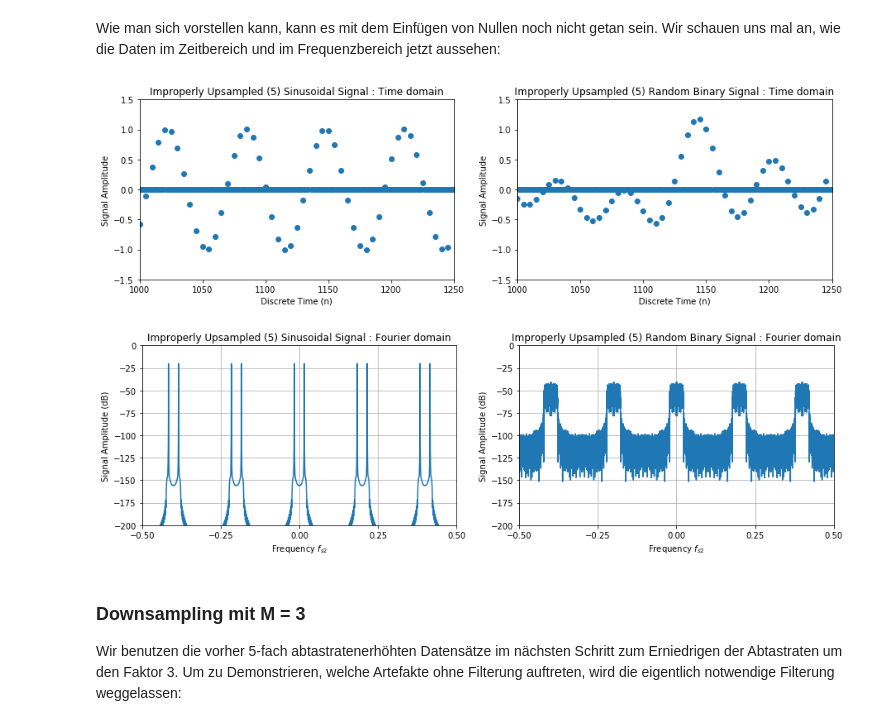
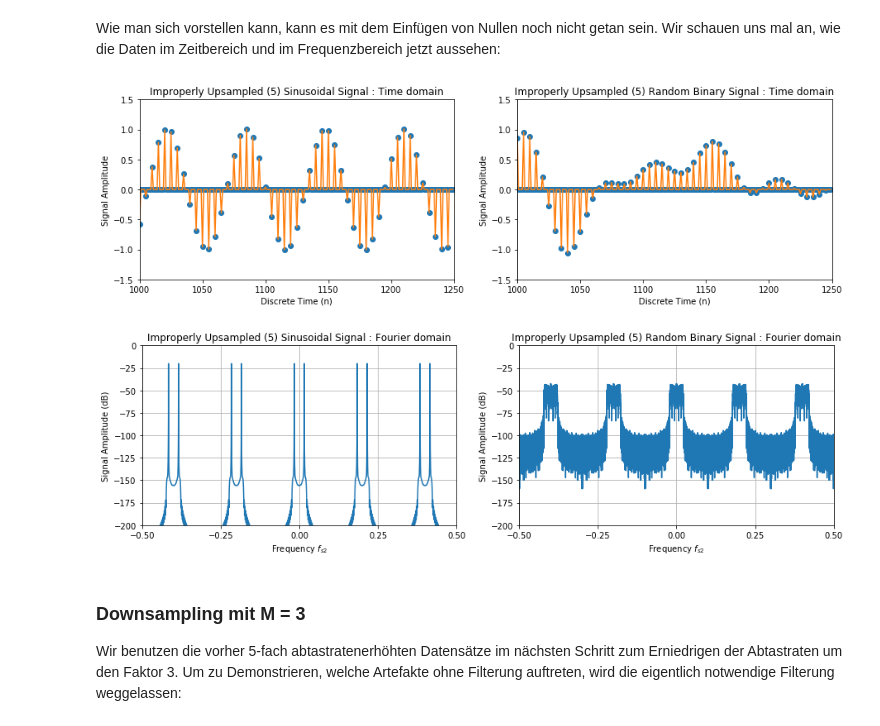
Before and after one commit to papamidas/notebooks, a Jupyter notebook: UpDownConversion.ipynb, the cells around one changed output. Cells and saved outputs as stored; diff of their text form; code cells hidden in the pictures.

Commit message:
all time plots changed to lines+symbols

```diff
--- a/UpDownConversion.ipynb
+++ b/UpDownConversion.ipynb
@@ -186,29 +188,31 @@ Wie man sich vorstellen kann, kann es mit dem Einfügen von Nullen noch nicht ge
 Wir schauen uns mal an, wie die Daten im Zeitbereich und im Frequenzbereich jetzt aussehen:
 # %%
 fig, (ax1, ax2) = plt.subplots(1, 2, figsize=(fsizehor, fsizever))
-ax1.plot(n[start*N:(start+inc)*N]*Fs1, sin_up[start*N:(start+inc)*N], 'o')
+ax1.plot(n[start*N:(start+inc)*N]*Fs1, sin_up[start*N:(start+inc)*N], 'o',
+        n[start*N:(start+inc)*N]*Fs1, sin_up[start*N:(start+inc)*N])
 time_plot(ax1,start*N, (start+inc)*N, txtsize, ltxtsize, pwidth, pheight,
     pxoffset, pyoffset, markersize,
     'Improperly Upsampled (%d) Sinusoidal Signal : Time domain' % N)
 
-ax2.plot(n[start*N:(start+inc)*N]*Fs1, random_up[start*N:(start+inc)*N],'o')
+ax2.plot(n[start*N:(start+inc)*N]*Fs1, random_up[start*N:(start+inc)*N],'o',
+        n[start*N:(start+inc)*N]*Fs1, random_up[start*N:(start+inc)*N])
 time_plot(ax2, start*N, (start+inc)*N, txtsize, ltxtsize, pwidth, pheight,
     pxoffset, pyoffset, markersize,
     'Improperly Upsampled (%d) Random Binary Signal : Time domain' % N)
 
 fig, (ax1, ax2) = plt.subplots(1, 2, figsize=(fsizehor, fsizever))
 fft_plot(ax1, sin_up[start:], N, txtsize, ltxtsize, pwidth, pheight,
     pxoffset, pyoffset, markersize,
     'Improperly Upsampled (%d) Sinusoidal Signal : Fourier domain' % N,
     r'$f_{s2}$')
 
 fft_plot(ax2, random_up[start:], N, txtsize, ltxtsize, pwidth, pheight,
     pxoffset, pyoffset, markersize,
     'Improperly Upsampled (%d) Random Binary Signal : Fourier domain' % N,
     r'$f_{s2}$')
 # %% [output]
-[figure, old version]
+[figure, new version]
-[figure, old version]
+[figure, new version]
 # %% [markdown]
 ### Downsampling mit M = 3
 
```
Also changed, not shown: parts of 5 cells of this notebook.
